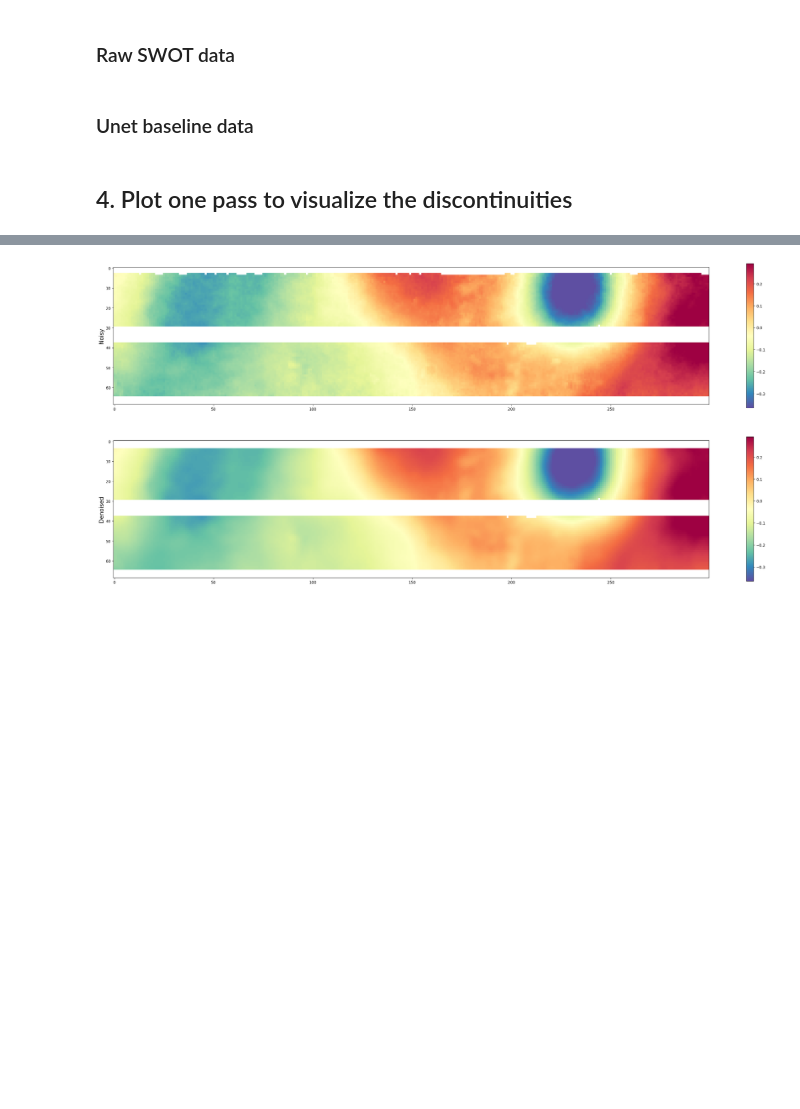
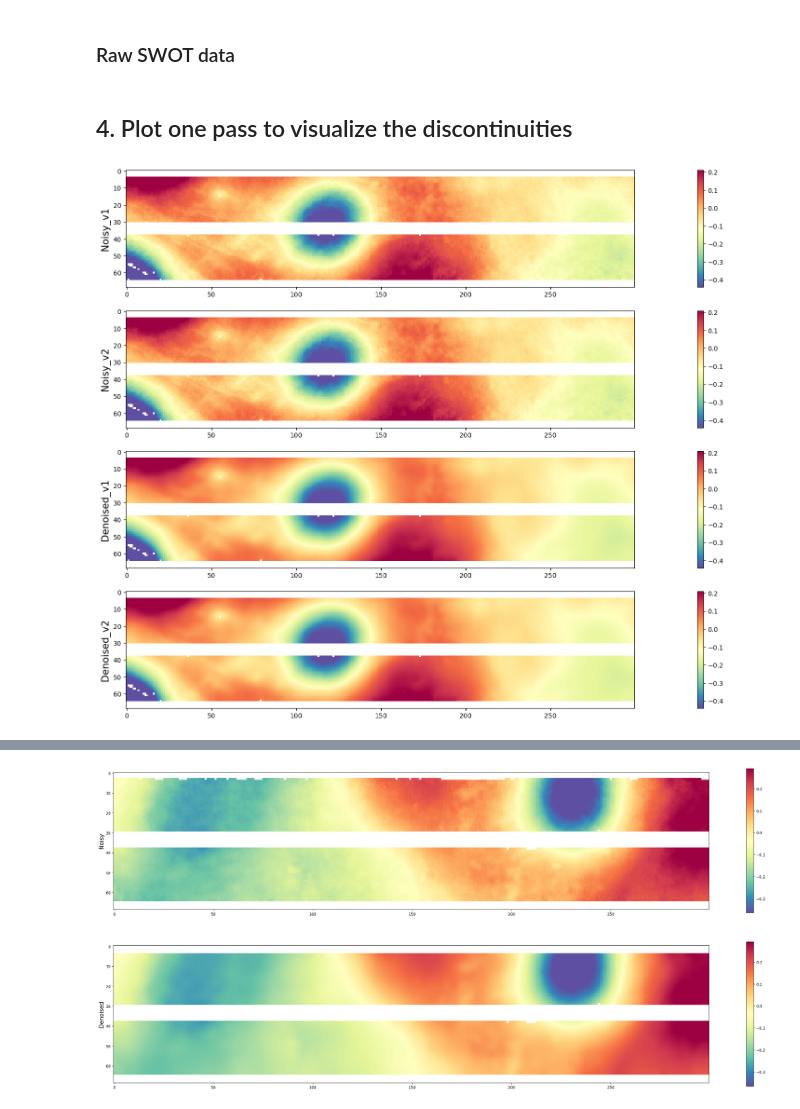
Before and after one commit to ocean-data-challenges/2024b_DC_SWOTdenoising, a Jupyter notebook: notebooks_compare_SWOTversions/1d_GS_discontinuities.ipynb, the cells around one changed output, grey strips where cells are left out. Saved outputs shown, nothing was run; the diff lists cells and outputs as text; code cells hidden in the pictures; blank space fills up the shorter version.

```diff
--- a/notebooks_compare_SWOTversions/1d_GS_discontinuities.ipynb
+++ b/notebooks_compare_SWOTversions/1d_GS_discontinuities.ipynb
@@ -46,3 +52,17 @@ ds = xr.open_mfdataset(path_data)
+# %%
+path_data = '../swot_versions/SWOT_v2.0/SWOT_'+region_info['name']+'_v2.0.nc'
+
+
+label_noisy_v2 = 'Noisy_v2'   # Name for plots title and saving figures
+label_denoised_v2 = 'Denoised_v2'   # Name for plots title and saving figures
+
+
+name_noisy_v2 = 'ssha_unfiltered' # Name of the denoised SWOT variable in the xarray file
+name_denoised_v2 = 'ssha_filtered' # Name of the denoised SWOT variable in the xarray file
+
+orbit = '1d'
+
+ds_passes_v2 = xr.open_mfdataset(path_data,combine='nested',concat_dim='num_lines')
 # %% [markdown]
 ## 3. Apply Roberts discontinuity detection
 # %% [markdown]
@@ -59,2 +107,0 @@ mask1[np.where((robert_ssh1 >= 0.0025) | (V_filt1 >= 0.010))] = 1.
-# %% [markdown]
-### Unet baseline data
@@ -70,2 +108,35 @@ mask2[np.where((robert_ssh2 >= 0.0025) | (V_filt2 >= 0.010))] = 1.
 # %% [markdown]
 ## 4. Plot one pass to visualize the discontinuities
+# %%
+i0 = 10000
+i1 = i0 + 300
+
+
+vmin = np.nanquantile(ds_passes_v1[name_noisy_v1].values[i0:i1, :], 0.02)
+vmax = np.nanquantile(ds_passes_v1[name_noisy_v1].values[i0:i1, :], 0.98)
+
+plt.figure(figsize = (35, 15))
+plt.subplot(4,1,1)
+plt.imshow(ds_passes_v1[name_noisy_v1].values[i0:i1, :].T, cmap='Spectral_r', vmin = vmin, vmax = vmax )
+plt.colorbar()
+plt.ylabel(label_noisy_v1,fontsize=15)
+
+plt.subplot(4,1,2)
+plt.imshow(ds_passes_v2[name_noisy_v2].values[i0:i1, :].T, cmap='Spectral_r', vmin = vmin, vmax = vmax )
+plt.colorbar()
+plt.ylabel(label_noisy_v2,fontsize=15)
+
+plt.subplot(4,1,3)
+plt.imshow(ds_passes_v1[name_denoised_v1].values[i0:i1, :].T, cmap='Spectral_r', vmin = vmin, vmax = vmax )
+plt.colorbar()
+plt.ylabel(label_denoised_v1,fontsize=15)
+
+plt.subplot(4,1,4)
+plt.imshow(ds_passes_v2[name_denoised_v2].values[i0:i1, :].T, cmap='Spectral_r', vmin = vmin, vmax = vmax )
+plt.colorbar()
+plt.ylabel(label_denoised_v2,fontsize=15)
+
+plt.savefig('../figures/ssh_compare_v1v2_'+region_info['name']+'_'+orbit+'.png',bbox_inches='tight')
+plt.show()
+# %% [output]
+[figure, added]
```
Also changed, not shown: parts of 8 cells of this notebook, 14 other files.
